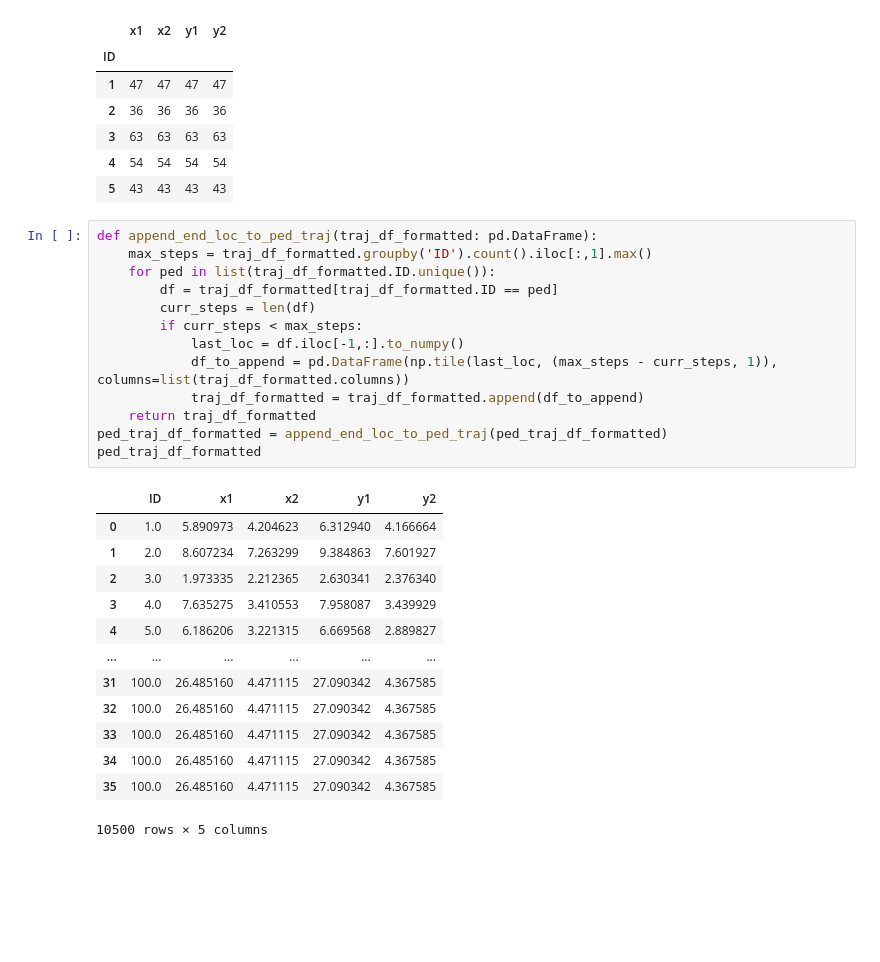
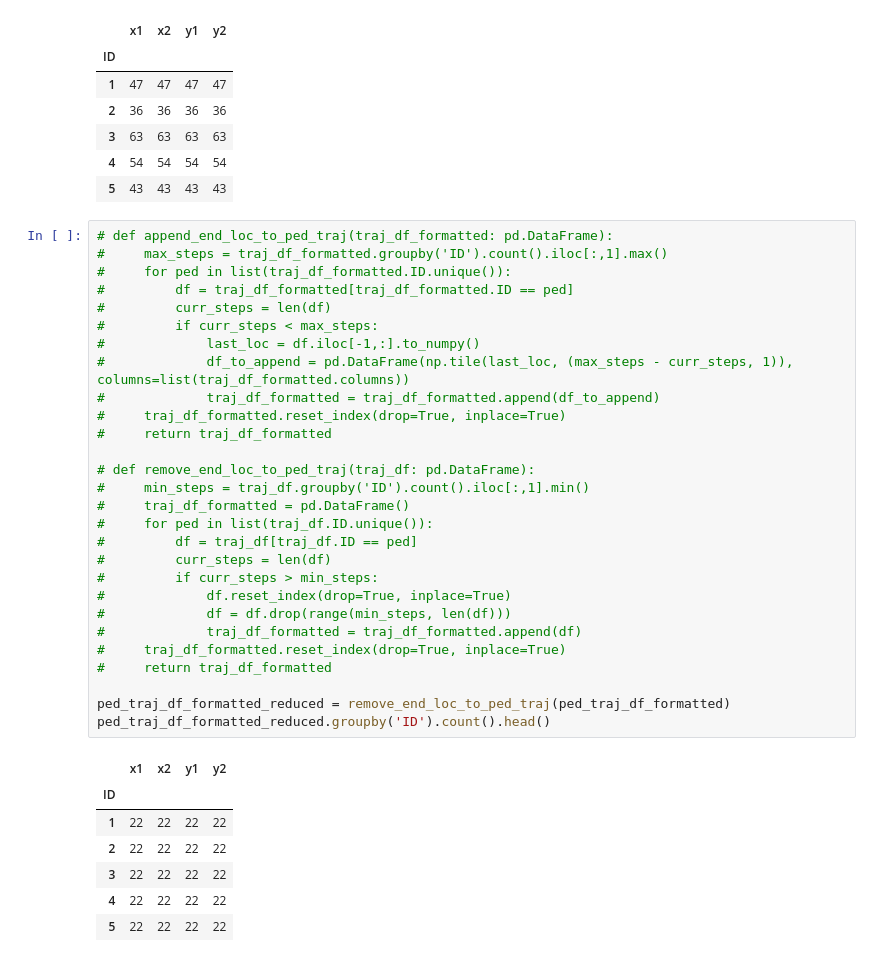
Before and after one commit to waleedbinkhalid74/ml_cms_final_project, a Jupyter notebook: ml_cms_final_proj_task_5.ipynb, the cells around one changed output. Cells and saved outputs as stored; diff of their text form; blank space fills up the shorter version.

```diff
--- a/ml_cms_final_proj_task_5.ipynb
+++ b/ml_cms_final_proj_task_5.ipynb
@@ -94,29 +95,38 @@ ped_traj_df_formatted.groupby('ID').count().head()
 | 4 | 54 | 54 | 54 | 54 |
 | 5 | 43 | 43 | 43 | 43 |
 # %%
-def append_end_loc_to_ped_traj(traj_df_formatted: pd.DataFrame):
-    max_steps = traj_df_formatted.groupby('ID').count().iloc[:,1].max()
-    for ped in list(traj_df_formatted.ID.unique()):
-        df = traj_df_formatted[traj_df_formatted.ID == ped]
-        curr_steps = len(df)
-        if curr_steps < max_steps:
-            last_loc = df.iloc[-1,:].to_numpy()
-            df_to_append = pd.DataFrame(np.tile(last_loc, (max_steps - curr_steps, 1)), columns=list(traj_df_formatted.columns))
-            traj_df_formatted = traj_df_formatted.append(df_to_append)
-    return traj_df_formatted
-ped_traj_df_formatted = append_end_loc_to_ped_traj(ped_traj_df_formatted)
-ped_traj_df_formatted
+# def append_end_loc_to_ped_traj(traj_df_formatted: pd.DataFrame):
+#     max_steps = traj_df_formatted.groupby('ID').count().iloc[:,1].max()
+#     for ped in list(traj_df_formatted.ID.unique()):
+#         df = traj_df_formatted[traj_df_formatted.ID == ped]
+#         curr_steps = len(df)
+#         if curr_steps < max_steps:
+#             last_loc = df.iloc[-1,:].to_numpy()
+#             df_to_append = pd.DataFrame(np.tile(last_loc, (max_steps - curr_steps, 1)), columns=list(traj_df_formatted.columns))
+#             traj_df_formatted = traj_df_formatted.append(df_to_append)
+#     traj_df_formatted.reset_index(drop=True, inplace=True)
+#     return traj_df_formatted
+
+# def remove_end_loc_to_ped_traj(traj_df: pd.DataFrame):
+#     min_steps = traj_df.groupby('ID').count().iloc[:,1].min()
+#     traj_df_formatted = pd.DataFrame()
+#     for ped in list(traj_df.ID.unique()):
+#         df = traj_df[traj_df.ID == ped]
+#         curr_steps = len(df)
+#         if curr_steps > min_steps:
+#             df.reset_index(drop=True, inplace=True)
+#             df = df.drop(range(min_steps, len(df)))
+#             traj_df_formatted = traj_df_formatted.append(df)
+#     traj_df_formatted.reset_index(drop=True, inplace=True)
+#     return traj_df_formatted
+
+ped_traj_df_formatted_reduced = remove_end_loc_to_ped_traj(ped_traj_df_formatted)
+ped_traj_df_formatted_reduced.groupby('ID').count().head()
 # %% [output]
-|  | ID | x1 | x2 | y1 | y2 |
-| 0 | 1.0 | 5.890973 | 4.204623 | 6.312940 | 4.166664 |
-| 1 | 2.0 | 8.607234 | 7.263299 | 9.384863 | 7.601927 |
-| 2 | 3.0 | 1.973335 | 2.212365 | 2.630341 | 2.376340 |
-| 3 | 4.0 | 7.635275 | 3.410553 | 7.958087 | 3.439929 |
-| 4 | 5.0 | 6.186206 | 3.221315 | 6.669568 | 2.889827 |
-| ... | ... | ... | ... | ... | ... |
-| 31 | 100.0 | 26.485160 | 4.471115 | 27.090342 | 4.367585 |
-| 32 | 100.0 | 26.485160 | 4.471115 | 27.090342 | 4.367585 |
-| 33 | 100.0 | 26.485160 | 4.471115 | 27.090342 | 4.367585 |
-| 34 | 100.0 | 26.485160 | 4.471115 | 27.090342 | 4.367585 |
-| 35 | 100.0 | 26.485160 | 4.471115 | 27.090342 | 4.367585 |
+|  | x1 | x2 | y1 | y2 |
+| ID |  |  |  |  |
+| 1 | 22 | 22 | 22 | 22 |
+| 2 | 22 | 22 | 22 | 22 |
+| 3 | 22 | 22 | 22 | 22 |
+| 4 | 22 | 22 | 22 | 22 |
+| 5 | 22 | 22 | 22 | 22 |
-10500 rows × 5 columns
```
Also changed, not shown: parts of 15 cells of this notebook, 5 other files.
